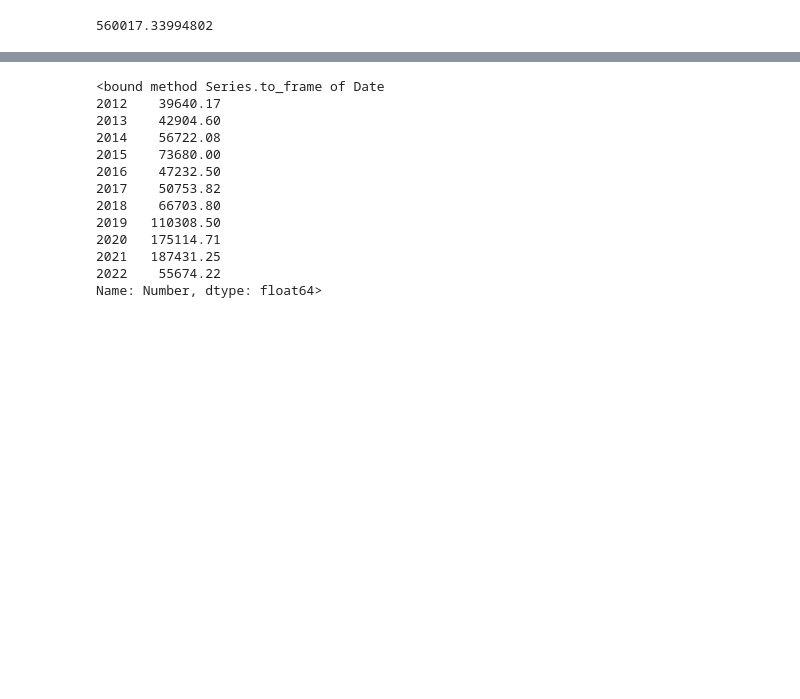
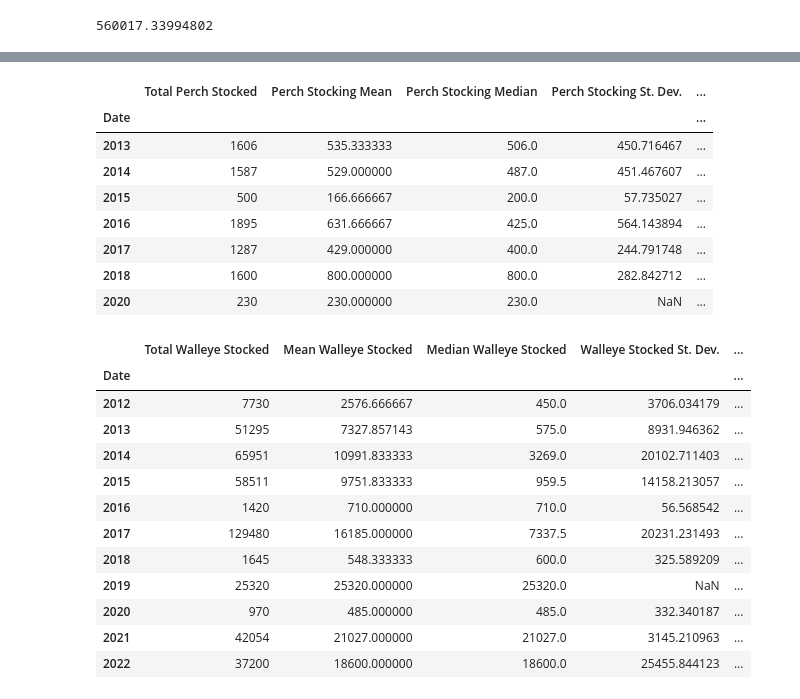
Before and after one commit to jules-krohn/Project1_Group7, a Jupyter notebook: FishingDataCode.ipynb, the cells around one changed output, grey strips where cells are left out. Saved outputs shown, nothing was run; the diff lists cells and outputs as text; code cells hidden in the pictures; blank space fills up the shorter version.

```diff
--- a/FishingDataCode.ipynb
+++ b/FishingDataCode.ipynb
@@ -157,20 +127,67 @@ Name: Number, dtype: float64>
 # %%
-per = stock.loc[(stock["Species"] == "Yellow Perch") & (stock["County"]== "Chippewa")].groupby('Date').mean()
-wal['Number'].to_frame
+per_total = stock.loc[(stock["Species"] == "Yellow Perch") & (stock['County']== 'Livingston')].groupby('Date').sum()
+per_mean = stock.loc[(stock["Species"] == "Yellow Perch") & (stock['County']== 'Livingston')].groupby('Date').mean()
+per_median = stock.loc[(stock["Species"] == "Yellow Perch") & (stock["County"]== "Livingston")].groupby('Date').median()
+per_sd = stock.loc[(stock["Species"] == "Yellow Perch") & (stock["County"]== "Livingston")].groupby('Date').std()
+per_sem = stock.loc[(stock["Species"] == "Yellow Perch") & (stock["County"]== "Livingston")].groupby('Date').sem()
+
+pertot = per_total['Number']
+perm = per_mean['Number']
+permed = per_median['Number']
+persd = per_sd['Number']
+persem = per_sem['Number']
+per_df = pd.DataFrame({'Total Perch Stocked':pertot,'Perch Stocking Mean':perm, 'Perch Stocking Median':permed, 'Perch Stocking St. Dev.':persd, "Perch Stocking St. Err.":persem})
+per_df
 # %% [output]
-<bound method Series.to_frame of Date
-2012    39640.17
-2013    42904.60
-2014    56722.08
-2015    73680.00
-2016    47232.50
-2017    50753.82
-2018    66703.80
-2019   110308.50
-2020   175114.71
-2021   187431.25
-2022    55674.22
-Name: Number, dtype: float64>
+|  | Total Perch Stocked | Perch Stocking Mean | Perch Stocking Median | Perch Stocking St. Dev. | ... |
+| Date |  |  |  |  | ... |
+| 2013 | 1606 | 535.333333 | 506.0 | 450.716467 | ... |
+| 2014 | 1587 | 529.000000 | 487.0 | 451.467607 | ... |
+| 2015 | 500 | 166.666667 | 200.0 | 57.735027 | ... |
+| 2016 | 1895 | 631.666667 | 425.0 | 564.143894 | ... |
+| 2017 | 1287 | 429.000000 | 400.0 | 244.791748 | ... |
+| 2018 | 1600 | 800.000000 | 800.0 | 282.842712 | ... |
+| 2020 | 230 | 230.000000 | 230.0 | NaN | ... |
+# %%
+#Filter stocking numbers for walleye just Chippewa County
+wal_total = stock.loc[(stock["Species"] == "Walleye") & (stock["County"]== "Livingston")].groupby('Date').sum()
+wal_mean = stock.loc[(stock["Species"] == "Walleye") & (stock["County"]== "Livingston")].groupby('Date').mean()
+wal_median = stock.loc[(stock["Species"] == "Walleye") & (stock["County"]== "Livingston")].groupby('Date').median()
+wal_sd = stock.loc[(stock["Species"] == "Walleye") & (stock["County"]== "Livingston")].groupby('Date').std()
+wal_sem = stock.loc[(stock["Species"] == "Walleye") & (stock["County"]== "Livingston")].groupby('Date').sem()
+
+waltot = wal_total['Number']
+walm = wal_mean['Number']
+walmed = wal_median['Number']
+walsd = wal_sd['Number']
+walsem = wal_sem['Number']
+wal_df = pd.DataFrame({'Total Walleye Stocked':waltot,'Mean Walleye Stocked':walm, 'Median Walleye Stocked':walmed, 'Walleye Stocked St. Dev.':walsd, "Walleye Stocked St. Err.":walsem})
+wal_df
+
+#Stock_by_year =  pd.DataFrame({"2012": twentytwelve, "2013":twentythirteen,
+                                   # "2014":twentyfourteen, "2015":twentyfifteen, "2016":twentysixteen, "2017":twentyseventeen,
+                             # "2018":twentyeighteen, "2019":twentynineteen, "2020":twentytwenty, "2021":twentytwenone, "2022":twentytwentwo})
+
+# Minor data wrangling
+#Stock_by_year = Stock_by_year[["2012", "2013", "2014", "2015", "2016", "2017", "2018", "2019", "2020", "2021", "2022"]]
+#Stock_by_year.index.name = None
+
+# Display the DataFrame
+#Stock_by_year
+# %% [output]
+|  | Total Walleye Stocked | Mean Walleye Stocked | Median Walleye Stocked | Walleye Stocked St. Dev. | ... |
+| Date |  |  |  |  | ... |
+| 2012 | 7730 | 2576.666667 | 450.0 | 3706.034179 | ... |
+| 2013 | 51295 | 7327.857143 | 575.0 | 8931.946362 | ... |
+| 2014 | 65951 | 10991.833333 | 3269.0 | 20102.711403 | ... |
+| 2015 | 58511 | 9751.833333 | 959.5 | 14158.213057 | ... |
+| 2016 | 1420 | 710.000000 | 710.0 | 56.568542 | ... |
+| 2017 | 129480 | 16185.000000 | 7337.5 | 20231.231493 | ... |
+| 2018 | 1645 | 548.333333 | 600.0 | 325.589209 | ... |
+| 2019 | 25320 | 25320.000000 | 25320.0 | NaN | ... |
+| 2020 | 970 | 485.000000 | 485.0 | 332.340187 | ... |
+| 2021 | 42054 | 21027.000000 | 21027.0 | 3145.210963 | ... |
+| 2022 | 37200 | 18600.000000 | 18600.0 | 25455.844123 | ... |
 # %%
 #Plot out (bar chart?) the mean stock and catch data from each county
 # %%
```
Also changed, not shown: parts of 7 cells of this notebook.
